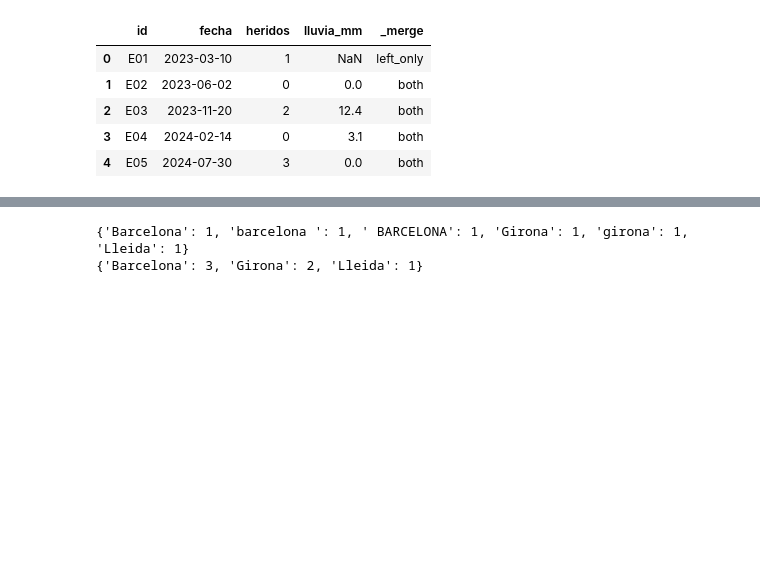
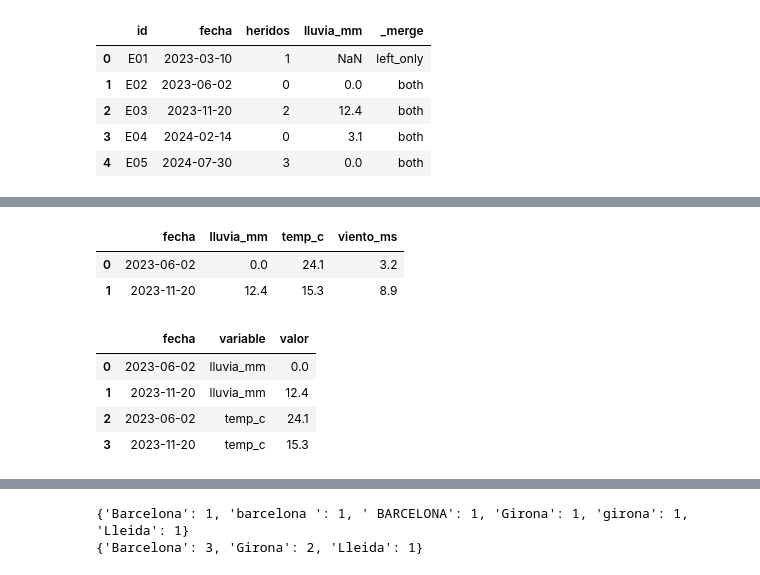
Before and after one commit to jsanjuanjover/fundamentals-ds, a Jupyter notebook: 03-preparacion-datos/02-limpieza-datos.ipynb, the cells around one changed output, grey strips where cells are left out. Saved outputs shown, nothing was run; the diff lists cells and outputs as text; code cells hidden in the pictures; blank space fills up the shorter version.

Commit message:
feat: añade formato largo/ancho y muestreo con reemplazamiento

```diff
--- a/03-preparacion-datos/02-limpieza-datos.ipynb
+++ b/03-preparacion-datos/02-limpieza-datos.ipynb
@@ -263,0 +269,25 @@ Mayúsculas, espacios y variantes de escritura crean categorías que en realidad
+# %%
+# Mediciones meteorológicas en formato largo: una fila por día y variable
+largo = pd.DataFrame({
+    "fecha": pd.to_datetime(["2023-06-02"] * 3 + ["2023-11-20"] * 3),
+    "variable": ["lluvia_mm", "temp_c", "viento_ms"] * 2,
+    "valor": [0.0, 24.1, 3.2, 12.4, 15.3, 8.9],
+})
+
+# Largo -> ancho: una fila por día, una columna por variable
+ancho = largo.pivot(index="fecha", columns="variable", values="valor").reset_index()
+ancho.columns.name = None
+ancho
+# %% [output]
+|  | fecha | lluvia_mm | temp_c | viento_ms |
+| 0 | 2023-06-02 | 0.0 | 24.1 | 3.2 |
+| 1 | 2023-11-20 | 12.4 | 15.3 | 8.9 |
+# %%
+# Ancho -> largo: el camino inverso
+ancho.melt(id_vars="fecha", var_name="variable", value_name="valor").head(4)
+# %% [output]
+|  | fecha | variable | valor |
+| 0 | 2023-06-02 | lluvia_mm | 0.0 |
+| 1 | 2023-11-20 | lluvia_mm | 12.4 |
+| 2 | 2023-06-02 | temp_c | 24.1 |
+| 3 | 2023-11-20 | temp_c | 15.3 |
```
Also changed, not shown: parts of 12 cells of this notebook, 3 other files.
